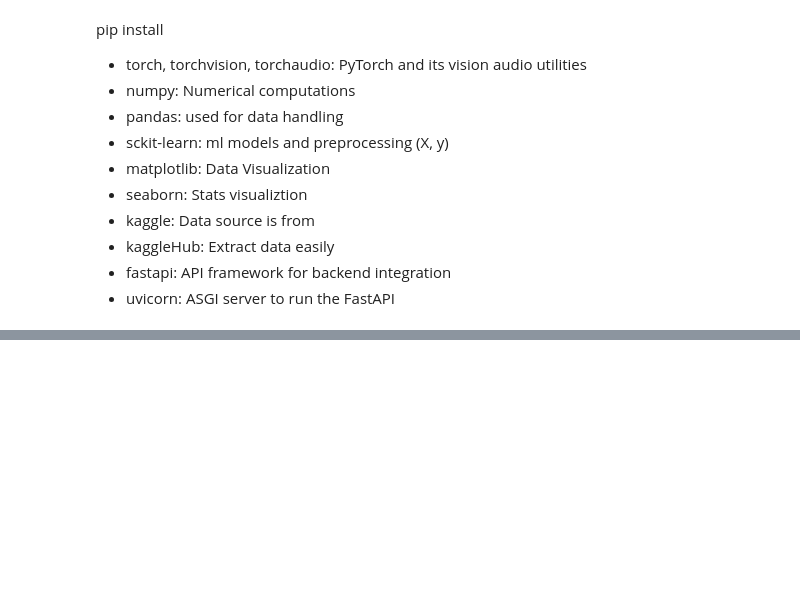
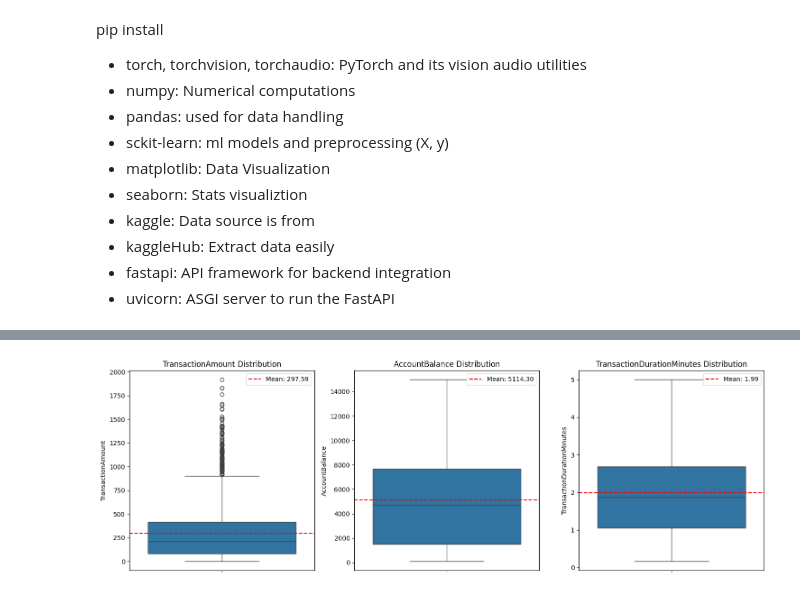
Before and after one commit to pined1/Fraud-Detection-ML-API, a Jupyter notebook: Exploration.ipynb, the cells around one changed output, grey strips where cells are left out. Drawn from its saved outputs; the diff is of its cells as text; code cells hidden in the pictures; blank space fills up the shorter version.

Commit message:
Statistical boxplots checking for outliers

```diff
--- a/Exploration.ipynb
+++ b/Exploration.ipynb
@@ -61,0 +113,19 @@ memory usage: 314.1+ KB
+# %%
+# Extracting and placing in new columns
+data['TransactionYear'] = data["TransactionDate"].dt.year
+data['TransactionMonth'] = data["TransactionDate"].dt.month
+data['TransactionDay'] = data["TransactionDate"].dt.day
+data['TransactionHour'] = data["TransactionDate"].dt.hour
+
+
+
+data['PreviousTransactionYear'] = data["PreviousTransactionDate"].dt.year
+data['PreviousTransactionMonth'] = data["PreviousTransactionDate"].dt.month
+data['PreviousTransactionDay'] = data["PreviousTransactionDate"].dt.day
+data['PreviousTransactionHour'] = data["PreviousTransactionDate"].dt.hour
+# %%
+# Convert Transaction Duration from seconds to minutes - no one understands seconds
+data["TransactionDurationMinutes"] = data["TransactionDuration"] / 60
+
+# Now drop the old columns
+data.drop(columns=['TransactionDate', 'PreviousTransactionDate'], inplace=True)
@@ -61,0 +147,33 @@ memory usage: 314.1+ KB
+# %%
+import seaborn as sns
+import matplotlib.pyplot as plt
+
+
+numerical_cols = ["TransactionAmount", "AccountBalance", "TransactionDurationMinutes"]
+
+
+plt.figure(figsize=(15, 5))
+
+for i, col in enumerate(numerical_cols):
+    plt.subplot(1, 3, i + 1)
+
+
+    sns.boxplot(y=data[col])
+
+
+    mean_value = data[col].mean()
+
+
+    plt.axhline(y=mean_value, color="r", linestyle="dashed", linewidth=1.5, label=f"Mean: {mean_value:.2f}")
+
+
+    plt.title(f"{col} Distribution")
+
+
+    plt.legend()
+
+
+plt.tight_layout()
+plt.show()
+# %% [output]
+[figure, added]
```
Also changed, not shown: parts of 17 cells of this notebook.
